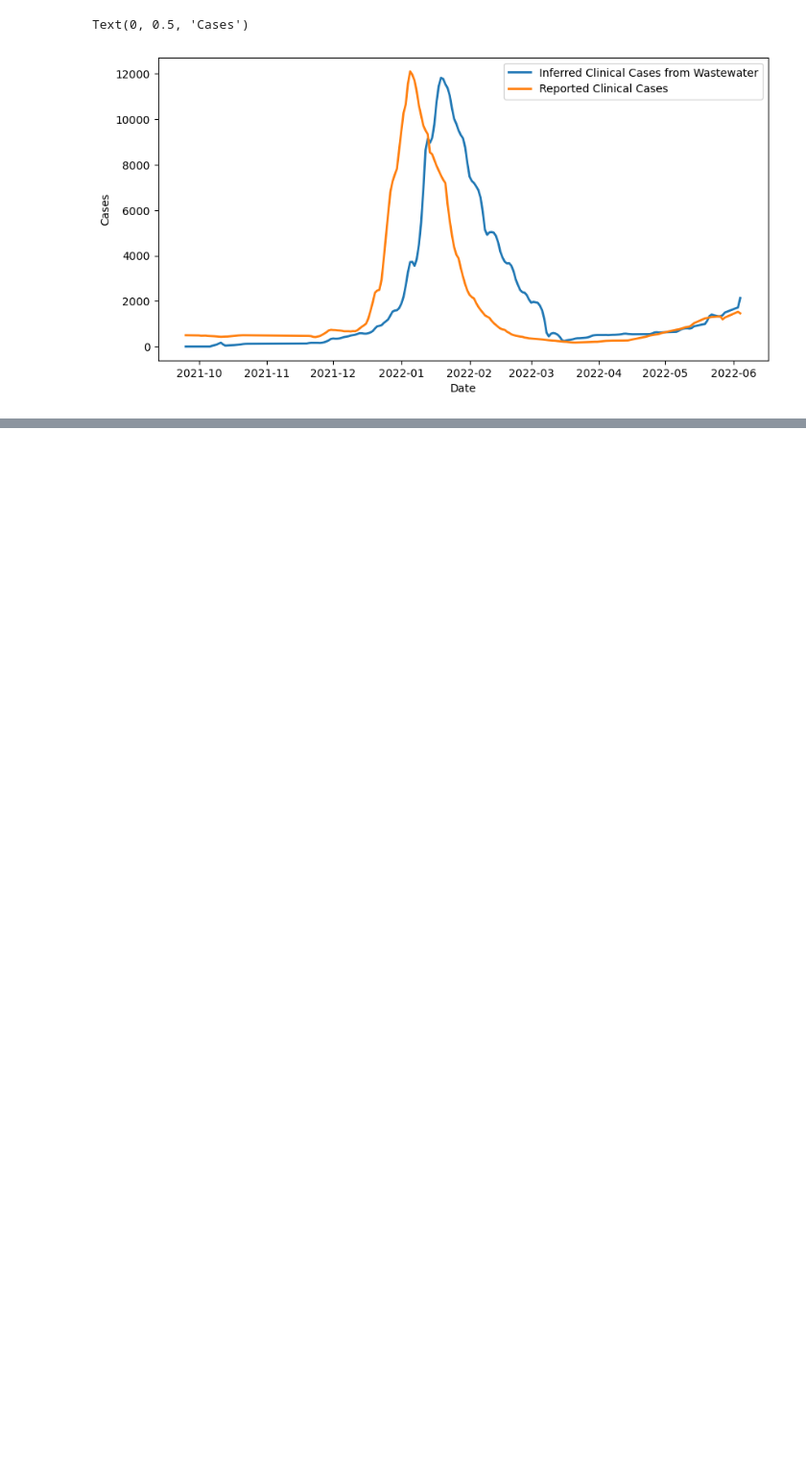
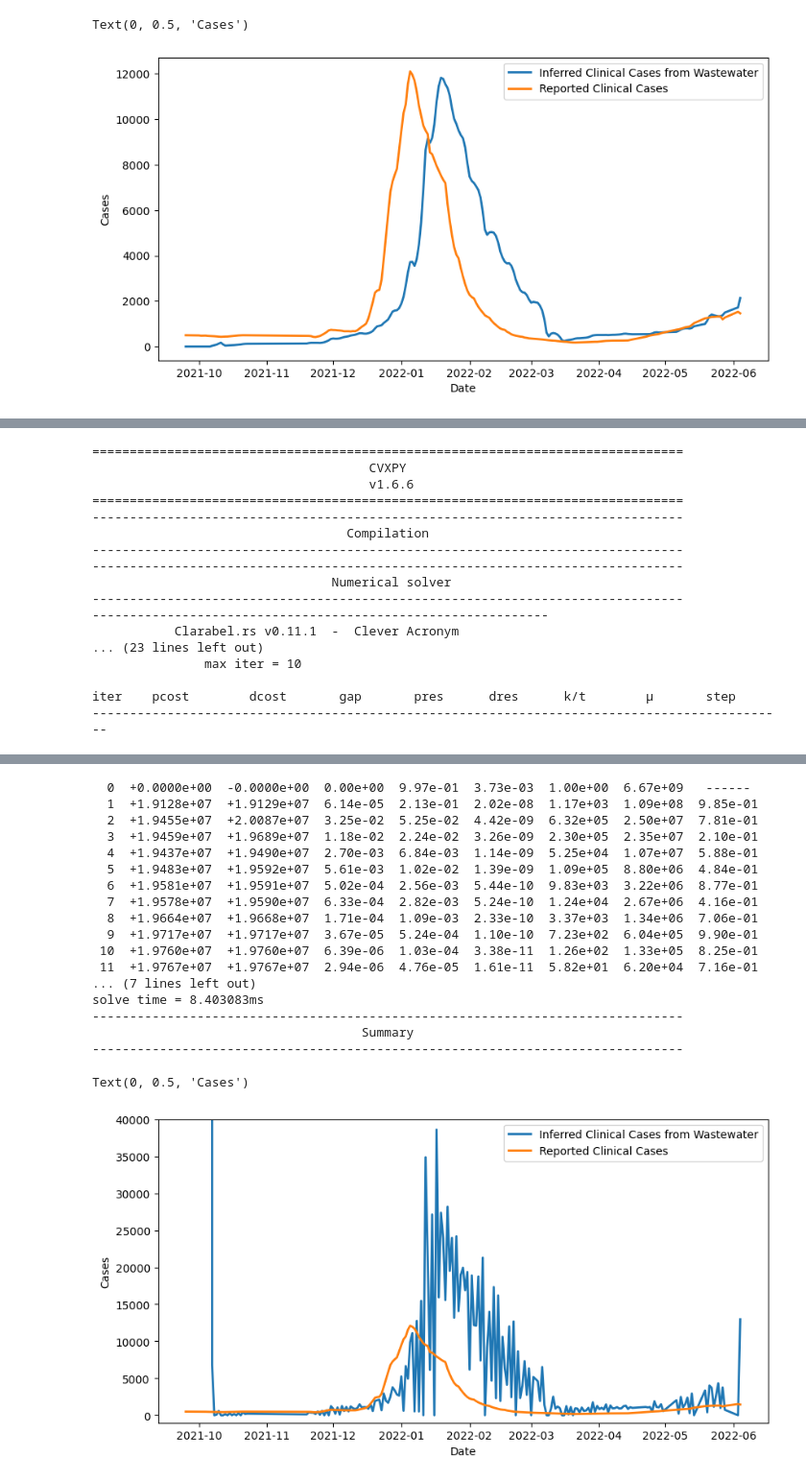
Before and after one commit to elizabethmurphy24/Wastewater-Surveillence, a Jupyter notebook: shedding.ipynb, the cells around one changed output, grey strips where cells are left out. Shown at 96% size. Drawn from its saved outputs; the diff is of its cells as text; code cells hidden in the pictures; blank space fills up the shorter version.

```diff
--- a/shedding.ipynb
+++ b/shedding.ipynb
@@ -226,0 +283,36 @@ Text(0, 0.5, 'Cases')
+# %%
+# 2. Performing the linear solve with a nonnegativity constraint
+
+import cvxpy as cp
+
+# previously estimated kernel
+S = x.value
+
+# viral load
+VL = cdf['Mean viral gene copies/L'].values
+VL = VL[F:(len(VL)-N+F)]
+
+# K is a Toeplitz matrix representing convolution with S
+first_col = np.r_[S[0], np.zeros(len(VL)-1)]
+first_row = np.r_[S, np.zeros(len(VL) - len(S))]
+K = toeplitz(first_col, first_row)
+
+# solve
+C = cp.Variable(K.shape[1])
+cost = cp.norm(K @ C - VL, 2)
+constraints = [C >= 0]
+prob = cp.Problem(cp.Minimize(cost), constraints)
+prob.solve(verbose=True)
+
+C_nnls = C.value
+C_dates_nnls = C_dates[:len(C_nnls)]
+
+
+plt.figure(figsize=(10, 5))
+plt.plot(C_dates_nnls, C_nnls, label='Inferred Clinical Cases from Wastewater', linewidth=2)
+plt.plot(C_dates, Y[:len(C_nnls)], label='Reported Clinical Cases', linewidth=2)
+plt.legend()
+plt.ylim(-1000,40000)
+plt.xlabel("Date")
+plt.ylabel("Cases")
+# %% [output]
@@ -226,0 +332,17 @@ Text(0, 0.5, 'Cases')
+===============================================================================
+                                     CVXPY
+                                     v1.6.6
+===============================================================================
+-------------------------------------------------------------------------------
+                                  Compilation
+-------------------------------------------------------------------------------
+-------------------------------------------------------------------------------
+                                Numerical solver
+-------------------------------------------------------------------------------
+-------------------------------------------------------------
+           Clarabel.rs v0.11.1  -  Clever Acronym
+... (23 lines left out)
+               max iter = 10
+
+iter    pcost        dcost       gap       pres      dres      k/t        μ       step
+---------------------------------------------------------------------------------------------
@@ -226,0 +353,19 @@ Text(0, 0.5, 'Cases')
+  0  +0.0000e+00  -0.0000e+00  0.00e+00  9.97e-01  3.73e-03  1.00e+00  6.67e+09   ------
+  1  +1.9128e+07  +1.9129e+07  6.14e-05  2.13e-01  2.02e-08  1.17e+03  1.09e+08  9.85e-01
+  2  +1.9455e+07  +2.0087e+07  3.25e-02  5.25e-02  4.42e-09  6.32e+05  2.50e+07  7.81e-01
+  3  +1.9459e+07  +1.9689e+07  1.18e-02  2.24e-02  3.26e-09  2.30e+05  2.35e+07  2.10e-01
+  4  +1.9437e+07  +1.9490e+07  2.70e-03  6.84e-03  1.14e-09  5.25e+04  1.07e+07  5.88e-01
+  5  +1.9483e+07  +1.9592e+07  5.61e-03  1.02e-02  1.39e-09  1.09e+05  8.80e+06  4.84e-01
+  6  +1.9581e+07  +1.9591e+07  5.02e-04  2.56e-03  5.44e-10  9.83e+03  3.22e+06  8.77e-01
+  7  +1.9578e+07  +1.9590e+07  6.33e-04  2.82e-03  5.24e-10  1.24e+04  2.67e+06  4.16e-01
+  8  +1.9664e+07  +1.9668e+07  1.71e-04  1.09e-03  2.33e-10  3.37e+03  1.34e+06  7.06e-01
+  9  +1.9717e+07  +1.9717e+07  3.67e-05  5.24e-04  1.10e-10  7.23e+02  6.04e+05  9.90e-01
+ 10  +1.9760e+07  +1.9760e+07  6.39e-06  1.03e-04  3.38e-11  1.26e+02  1.33e+05  8.25e-01
+ 11  +1.9767e+07  +1.9767e+07  2.94e-06  4.76e-05  1.61e-11  5.82e+01  6.20e+04  7.16e-01
+... (7 lines left out)
+solve time = 8.403083ms
+-------------------------------------------------------------------------------
+                                    Summary
+-------------------------------------------------------------------------------
+Text(0, 0.5, 'Cases')
+[figure, added]
```
Also changed, not shown: parts of 5 cells of this notebook.
